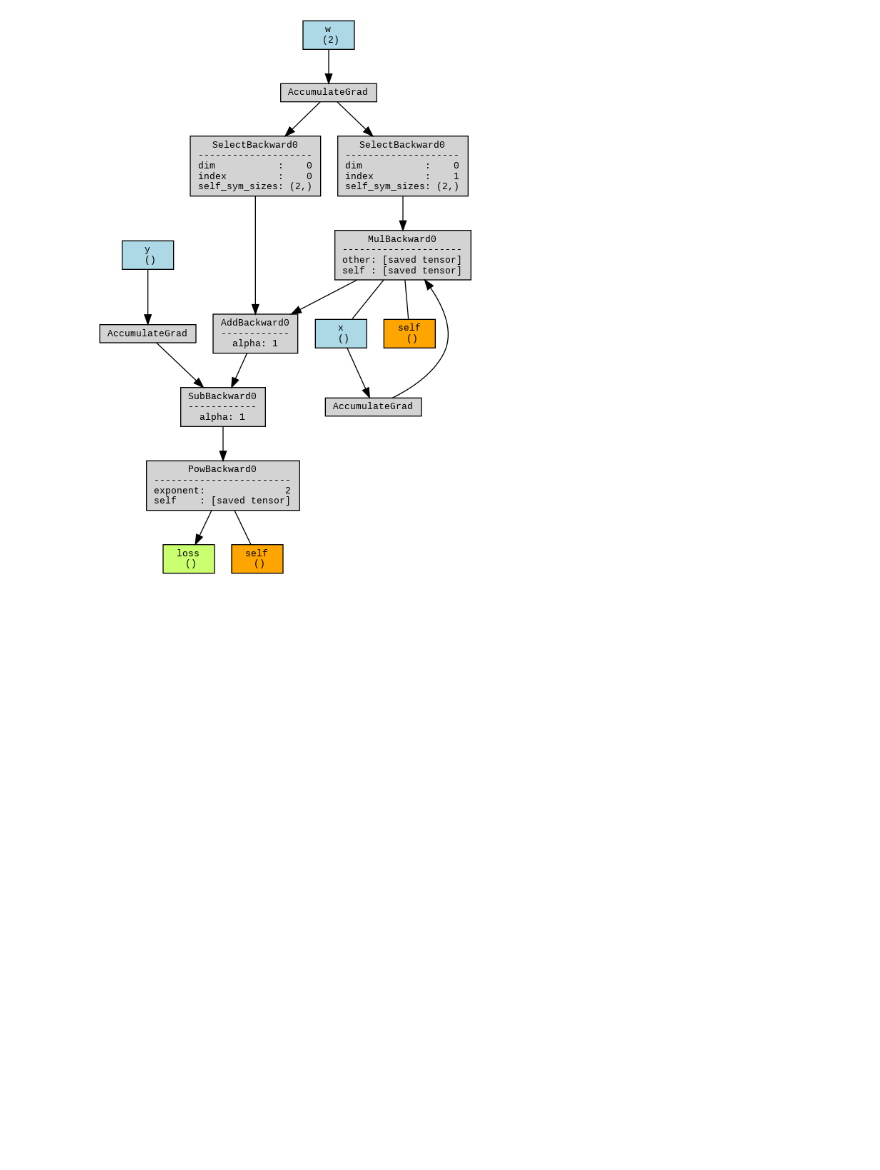
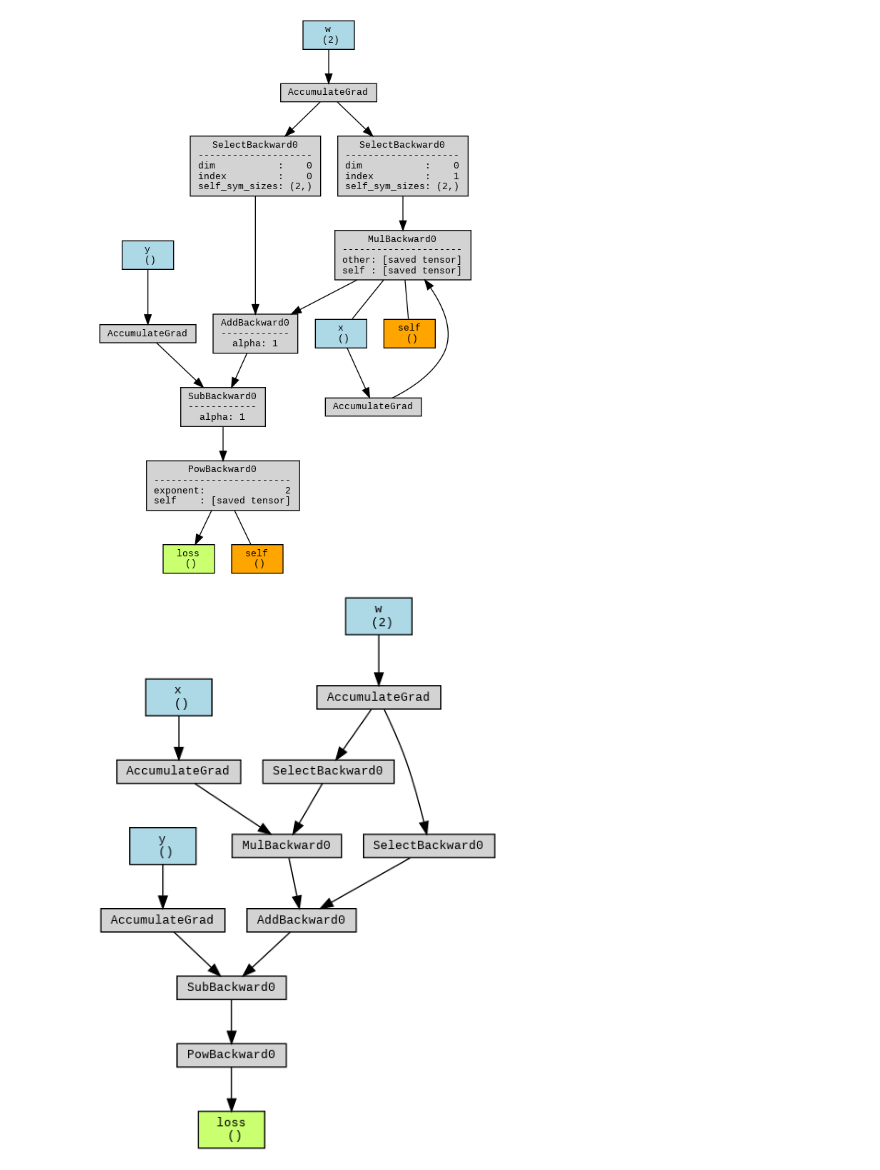
Before and after one commit to everestso/Summer24, a Jupyter notebook: SimpleGrad1.ipynb, the cells around one changed output. Cells and saved outputs as stored; diff of their text form; code cells hidden in the pictures; blank space fills up the shorter version.

```diff
--- a/SimpleGrad1.ipynb
+++ b/SimpleGrad1.ipynb
@@ -59,34 +58,0 @@ pred_list=[0.0, 0.0, 0.0, 0.0, 0.0, 0.0, 0.0, 0.0, 0.0, 0.0]
-# %%
-# prompt: Create a simple gradients descent example using as input integers from range(10) using the equation y= 2 + 3x
-
-# Define the function
-def f(x, w):
-  return w[0] + w[1] * x
-
-w_orig = (3.0,5.0)
-# Initialize the weights
-w_test=(0.0,0.0)
-w = torch.tensor(w_test, requires_grad=True)
-x_list = list(range(10))
-y_list = [f(x, w_orig) for x in x_list]
-pred_list = [f(x, w_test) for x in x_list]
-# Define the input data
-print (f"{x_list=}")
-print (f"{y_list=}")
-print (f"{pred_list=}")
-learning_rate=0.03
-for _ in range(25):
-  print (f"{sum([(y-f(x, w_test))**2 for x,y in zip(x_list,y_list)])}")
-  for i in range(10):
-    item = i
-    w = torch.tensor(w_test, requires_grad=True)
-    x = torch.tensor(x_list[item], dtype=torch.float32, requires_grad=True)
-    y = torch.tensor(y_list[item], dtype=torch.float32, requires_grad=True)
-    loss = (y - f(x, w))**2
-    loss.backward()
-    #print (f"{w.grad=}")
-    w_test = (w[0]-learning_rate* w.grad[0], w[1]-learning_rate*w.grad[1])
-    #print (f"{w_test=}")
-    w.grad.zero_()
-
-print (f"{w_test[0]:.2f}, {w_test[1]:.2f}, {w_orig=}")
@@ -168,3 +130,12 @@ y_list=[2.0, 5.0, 8.0, 11.0, 14.0, 17.0, 20.0, 23.0, 26.0, 29.0]
 pred_list=[0.0, 0.0, 0.0, 0.0, 0.0, 0.0, 0.0, 0.0, 0.0, 0.0]
 3145.0
 [figure]
+# %%
+# Render graph
+dot = make_dot(loss, params={'loss': loss, 'w': w, 'x': x, 'y': y})
+dot.render("computation_graph", format="png")  # Save the graph as a PNG image
+
+# Display the saved image
+Image(filename='computation_graph.png')
+# %% [output]
+[figure, added]
```
Also changed, not shown: parts of 4 cells of this notebook.
